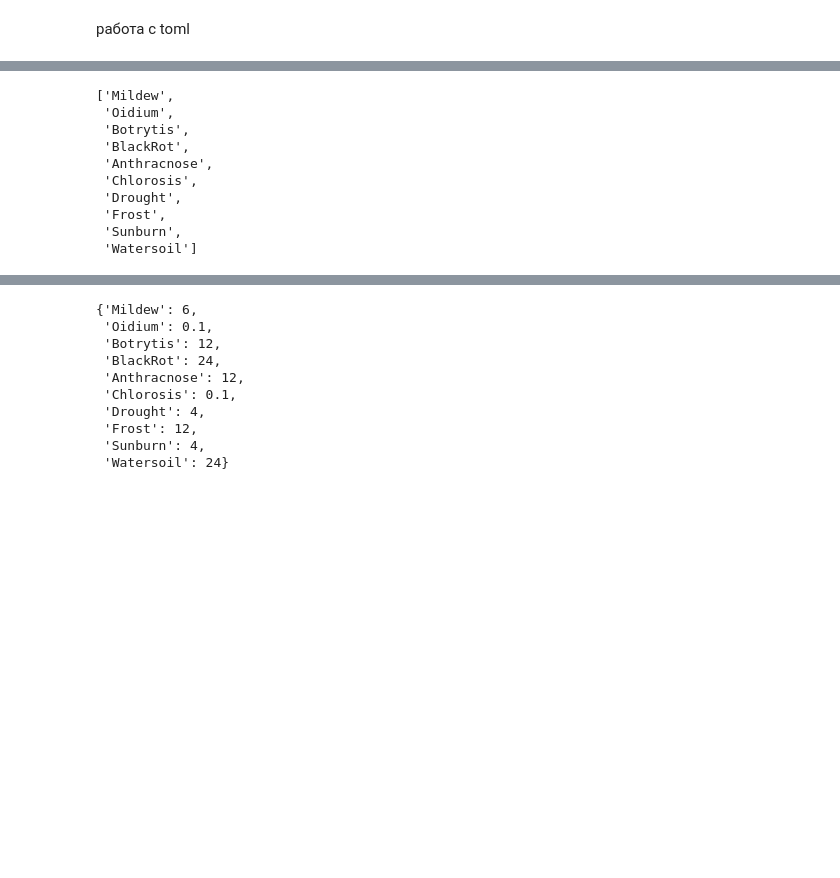
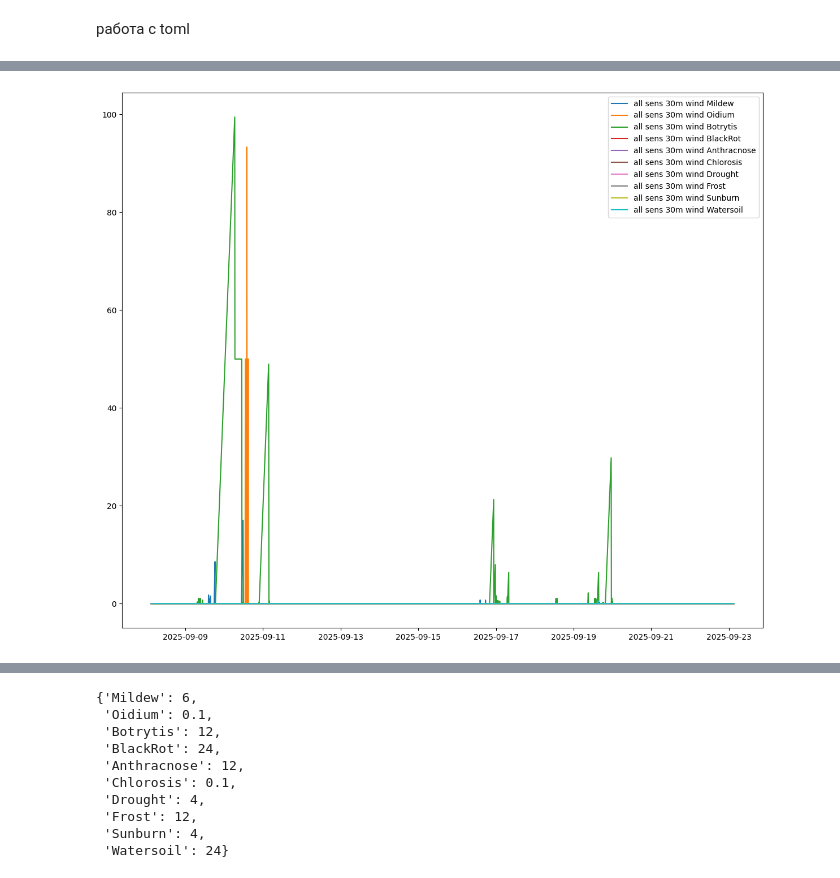
Before and after one commit to NikEgil/predicter, a Jupyter notebook: pred.ipynb, the cells around one changed output, grey strips where cells are left out. Drawn from its saved outputs; the diff is of its cells as text; code cells hidden in the pictures; blank space fills up the shorter version.

```diff
--- a/pred.ipynb
+++ b/pred.ipynb
@@ -47,16 +168,16 @@ for id in data['id_s'].unique():
-# %%
-d.names
-# %% [output]
-['Mildew',
- 'Oidium',
- 'Botrytis',
- 'BlackRot',
- 'Anthracnose',
- 'Chlorosis',
- 'Drought',
- 'Frost',
- 'Sunburn',
- 'Watersoil']
+# %%
+cdata=rolling_average_30min(alldata)
+plt.figure(figsize=(12,10))
+d.check_time(tdata,15*24)
+
+for d_name in d.names:
+    plt.plot(d.prob[d_name]['datetime'],d.prob[d_name]['prob'],label='all sens 30m wind '+d_name)
+plt.legend(loc='upper right')
+plt.tight_layout()
+plt.show()
+plt.close()
+# %% [output]
+[figure, added]
 # %%
 d.diseas
 # %% [output]
```
Also changed, not shown: parts of 13 cells of this notebook, 3 other files.
